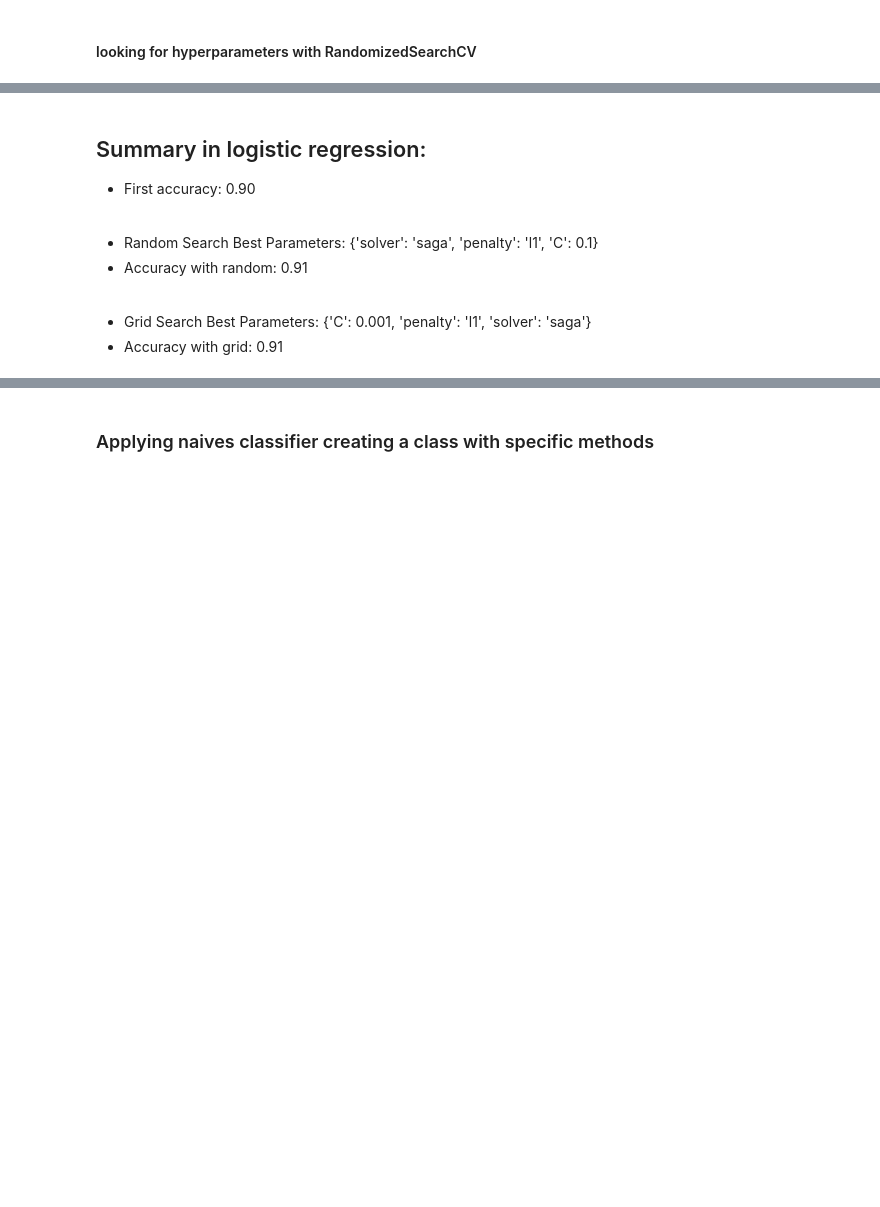
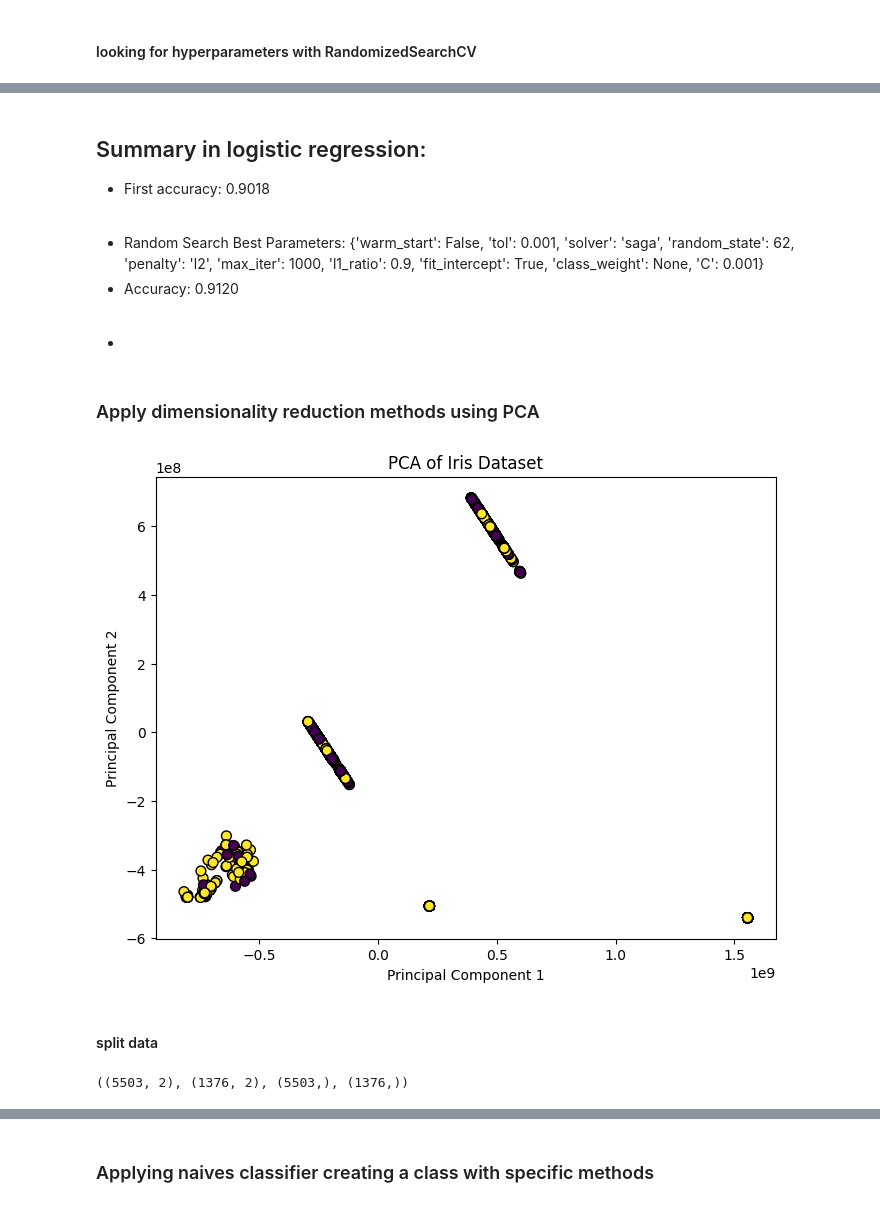
Before and after one commit to FernandoDataAnalitycs/second_CA, a Jupyter notebook: project_assigment.ipynb, the cells around one changed output, grey strips where cells are left out. Cells and saved outputs as stored; diff of their text form; code cells hidden in the pictures; blank space fills up the shorter version.

Commit message:
apply dimensionality reduction methods

```diff
--- a/project_assigment.ipynb
+++ b/project_assigment.ipynb
@@ -475,22 +458,44 @@ weighted avg       0.83      0.91      0.87      1376
 ## Summary in logistic regression:
 
 <ul>
-   <li>First accuracy: 0.90</li>
+   <li>First accuracy: 0.9018</li>
 </ul>
 
 <br>
 
 <ul>
      <li>Random Search Best Parameters:
-{'solver': 'saga', 'penalty': 'l1', 'C': 0.1}</li>
-    <li>Accuracy with random: 0.91</li>
+{'warm_start': False, 'tol': 0.001, 'solver': 'saga', 'random_state': 62, 'penalty': 'l2', 'max_iter': 1000, 'l1_ratio': 0.9, 'fit_intercept': True, 'class_weight': None, 'C': 0.001}
+</li>
+    <li>Accuracy: 0.9120</li>
 </ul>
 
 <br>
 <ul>
-  <li>Grid Search Best Parameters:
-{'C': 0.001, 'penalty': 'l1', 'solver': 'saga'}</li>
-  <li>
-    Accuracy with grid: 0.91
-  </li>
+  <li></li>
+
 </ul>
+# %% [markdown]
+### Apply dimensionality reduction methods using PCA
+# %%
+from sklearn.decomposition import PCA
+
+pca = PCA(n_components=2)
+X_pca = pca.fit_transform(X)
+
+# Plot the transformed data
+plt.figure(figsize=(8, 6))
+plt.scatter(X_pca[:, 0], X_pca[:, 1], c=y, cmap='viridis', edgecolor='k', s=50)
+plt.title('PCA of Iris Dataset')
+plt.xlabel('Principal Component 1')
+plt.ylabel('Principal Component 2')
+plt.show()
+# %% [output]
+[figure, added]
+# %% [markdown]
+#### split data
+# %%
+X_train_svc, X_test_svc, y_train_svc, y_test_svc = train_test_split(X_pca, y, test_size=0.2, random_state=42)
+X_train_svc.shape, X_test_svc.shape, y_train_svc.shape, y_test_svc.shape
+# %% [output]
+((5503, 2), (1376, 2), (5503,), (1376,))
```
Also changed, not shown: parts of 71 cells of this notebook.
